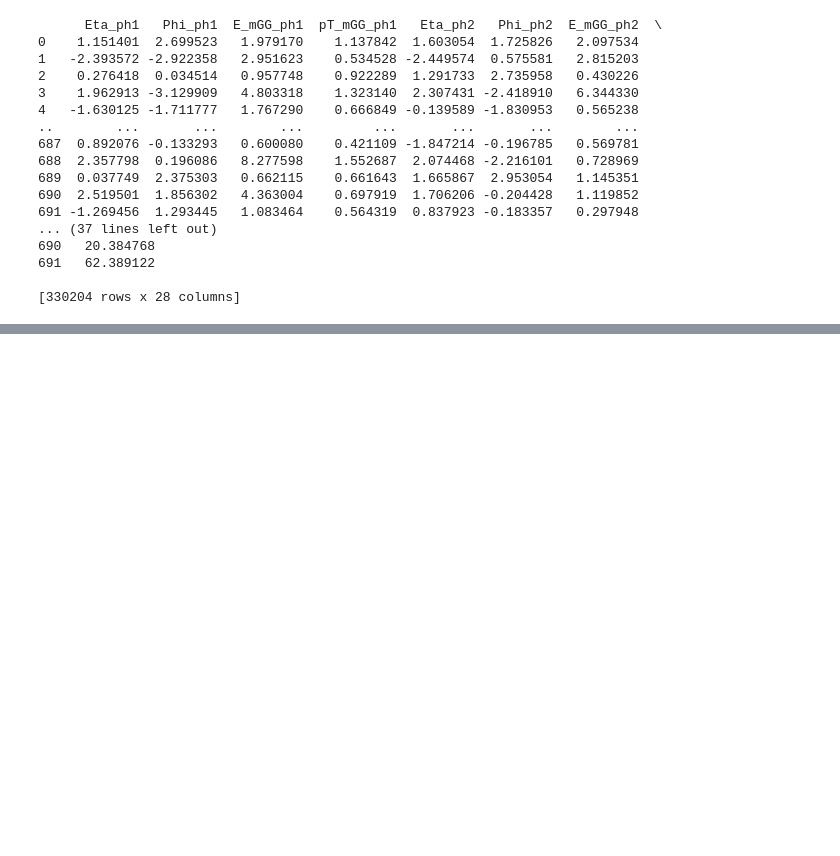
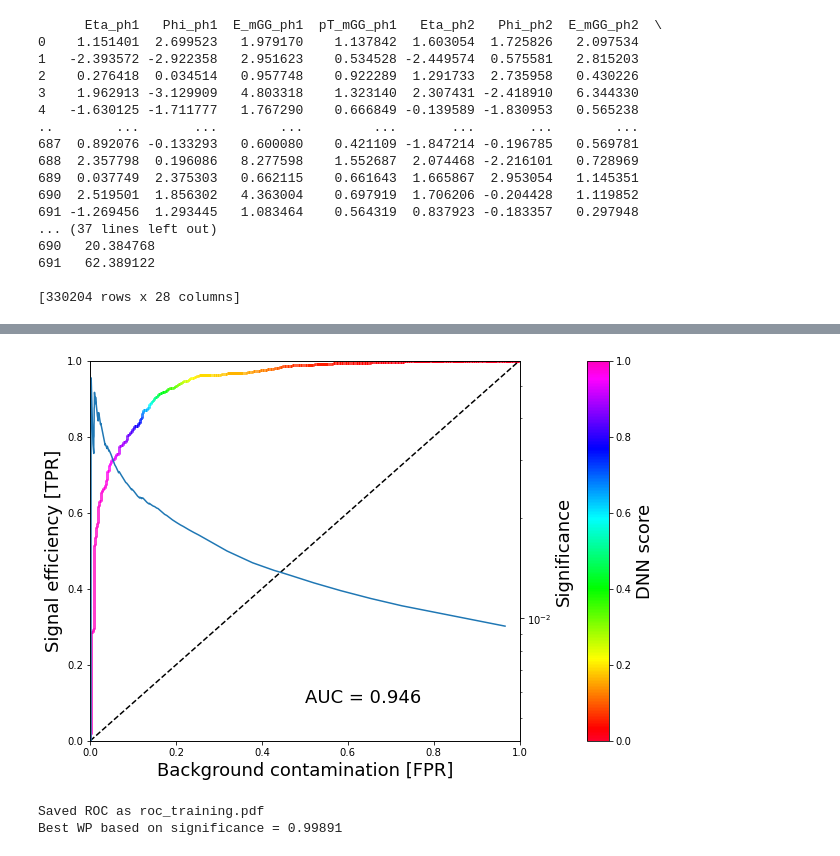
Before and after one commit to suatdonertas/DNN_HHWWGG, a Jupyter notebook: DNN.ipynb, the cells around one changed output, grey strips where cells are left out. Drawn from its saved outputs; the diff is of its cells as text; code cells hidden in the pictures; blank space fills up the shorter version.

```diff
--- a/DNN.ipynb
+++ b/DNN.ipynb
@@ -430,0 +197,7 @@ print(X_test)
+# %%
+train_df,test_df = train_test_split(df,test_size=0.3)
+train_df,val_df  = train_test_split(train_df,test_size=0.3)
+print (f'Training set   = {train_df.shape[0]}')
+print (f'Validation set = {val_df.shape[0]}')
+print (f'Testing set    = {test_df.shape[0]}')
+print (f'Total set      = {df.shape[0]}')
@@ -565,34 +352,21 @@ PlotHistory(loss_history,params=parameters)
+# %%
+# Produce output on the test set as new column #
+output = model.predict(test_df[input_vars],batch_size=5000)
+    # Here the batch_size arg is independent of the learning
+    # Default is 32, but it can become slow, by using large value it will just compute more values in parallel
+    # (more or less parallel, we are not using a GPU)
+if 'output' in test_df.columns:
+    # If already output, need to remove to add again
+    # avoid issues in case you run this cell multiple times
+    del test_df['output']
+test_df = pd.concat((test_df,pd.DataFrame(output,columns=['output'],index=test_df.index)),axis=1)
+# We add the output as a column, a bit messy, different ways, here I use a concatenation
 # %%
-prediction = model.predict(X_test)
-from sklearn.metrics import roc_curve
-import numpy as np
-fpr_keras, tpr_keras, thresholds_keras = roc_curve(y_test, prediction,sample_weight=w_test)
-#fpr_keras, tpr_keras, thresholds_keras = roc_curve(y_test, prediction)
-
-#with open('fpr.npy', 'wb') as f:
- #   np.save(f, np.array(fpr_keras))
-
-from roc import rocAndSig
-rocAndSig(y_test,prediction,w_test,'testflorian.pdf')
-
-
-from sklearn.metrics import auc
-auc_keras = auc(fpr_keras, tpr_keras)
-
-from IPython import embed
-import matplotlib.pyplot as plt
-
-fig = plt.figure()
-plt.plot([0, 1], [0, 1], 'k--')
-plt.plot(fpr_keras, tpr_keras, label='Keras (area = {:.3f})'.format(auc_keras))
-#plt.plot(fpr_rf, tpr_rf, label='XGBoost (area = {:.3f})'.format(auc_rf))
-plt.xlabel('False positive rate')
-plt.ylabel('True positive rate')
-plt.title('ROC curve')
-plt.legend(loc='best')
-fig.savefig("ROC_curve.pdf")
-plt.show()
-optimal_idx = np.argmax(tpr_keras - fpr_keras)
-optimal_threshold = thresholds_keras[optimal_idx]
-print("Threshold value is:", optimal_threshold)
+import roc
+importlib.reload(roc) # Reload in case file has changed
+roc.rocAndSig(test_df['label'],test_df['output'],w_roc=test_df['training_weight'],w_sig=test_df['event_weight'],outputName='roc_training.pdf')
+# %% [output]
+[figure, added]
+Saved ROC as roc_training.pdf
+Best WP based on significance = 0.99891
 # %%
```
Also changed, not shown: parts of 30 cells of this notebook, 3 other files.
